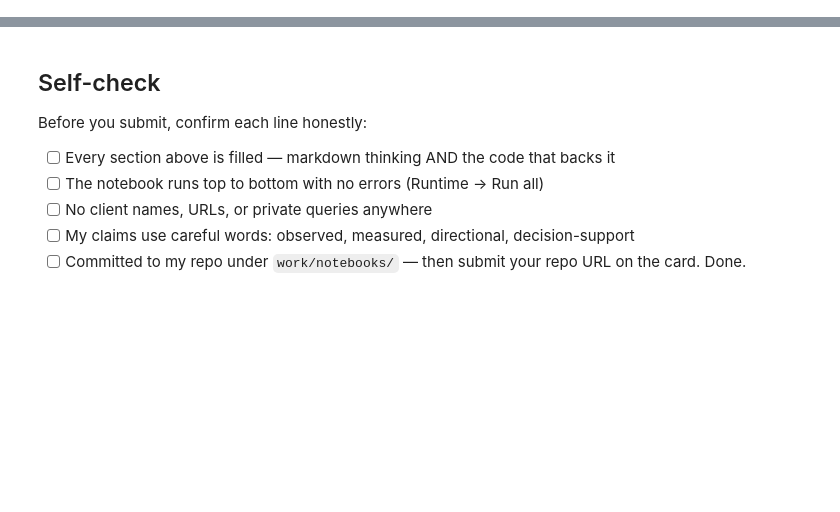
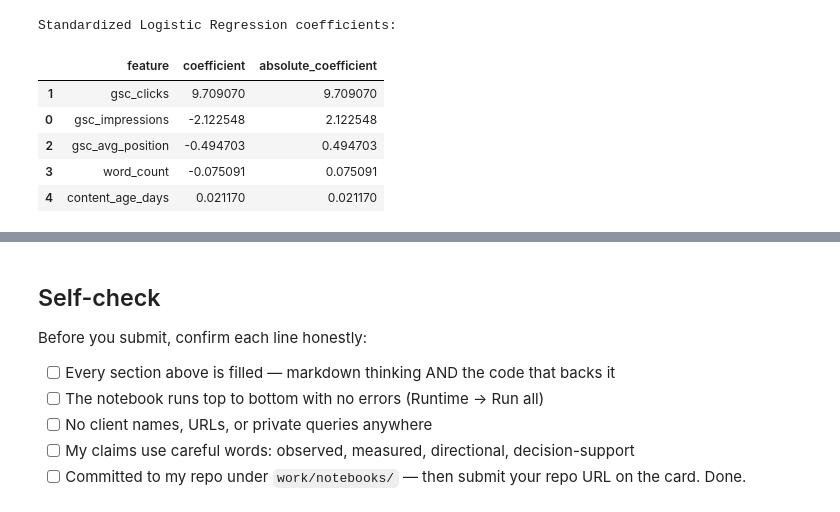
Before and after one commit to Lokeshtiwari723/Proto-ex, a Jupyter notebook: work/notebooks/w05_model.ipynb, the cells around one changed output, grey strips where cells are left out. Saved outputs shown, nothing was run; the diff lists cells and outputs as text; code cells hidden in the pictures; blank space fills up the shorter version.

```diff
--- a/work/notebooks/w05_model.ipynb
+++ b/work/notebooks/w05_model.ipynb
@@ -36,0 +501,33 @@ This skeleton is yours to fill. Work the sections **in order** — each one has
+# %%
+coefficients = pd.DataFrame(
+    {
+        "feature": feature_cols,
+        "coefficient": (
+            model.named_steps["logreg"]
+            .coef_[0]
+        )
+    }
+)
+
+coefficients["absolute_coefficient"] = (
+    coefficients["coefficient"].abs()
+)
+
+coefficients = coefficients.sort_values(
+    "absolute_coefficient",
+    ascending=False
+)
+
+print(
+    "Standardized Logistic Regression coefficients:"
+)
+
+display(coefficients)
+# %% [output]
+Standardized Logistic Regression coefficients:
+|  | feature | coefficient | absolute_coefficient |
+| 1 | gsc_clicks | 9.709070 | 9.709070 |
+| 0 | gsc_impressions | -2.122548 | 2.122548 |
+| 2 | gsc_avg_position | -0.494703 | 0.494703 |
+| 3 | word_count | -0.075091 | 0.075091 |
+| 4 | content_age_days | 0.021170 | 0.021170 |
```
Also changed, not shown: parts of 25 cells of this notebook.
